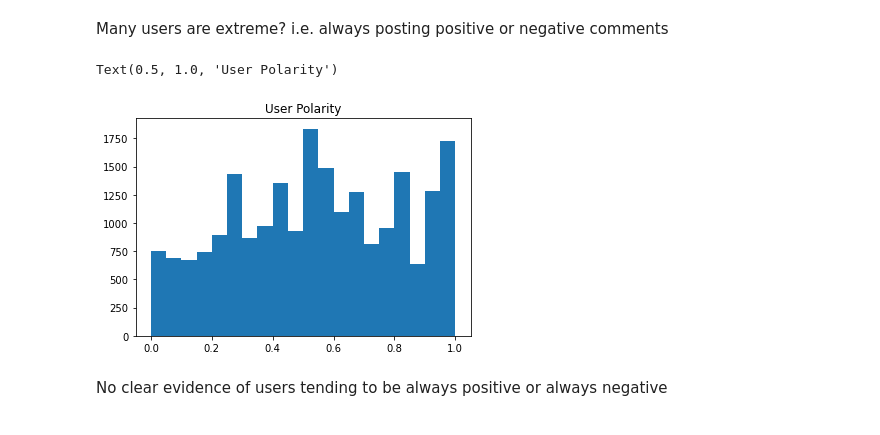
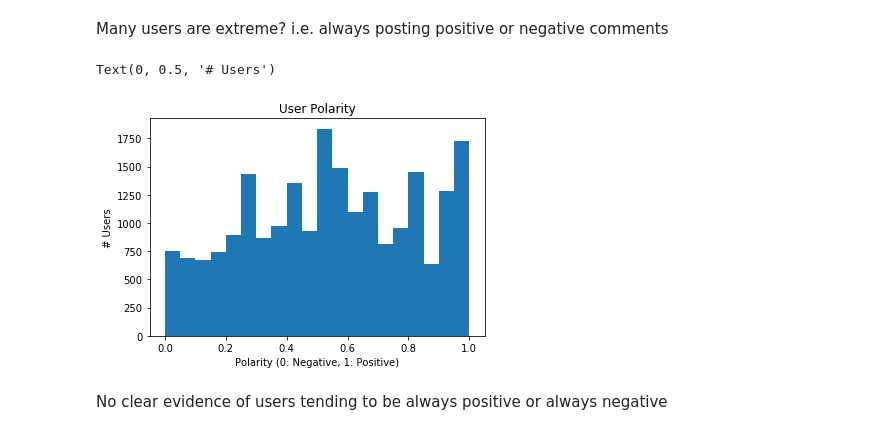
Before and after one commit to dydx314/twitter-sentiment-classification, a Jupyter notebook: data_processing.ipynb, the cells around one changed output. Drawn from its saved outputs; the diff is of its cells as text; code cells hidden in the pictures.

```diff
--- a/data_processing.ipynb
+++ b/data_processing.ipynb
@@ -95,9 +95,11 @@ polarities = df_heavy_users.groupby('user')['target'].sum() / df_heavy_users.gro
 # %%
 plt.hist(polarities, bins=20)
 plt.title('User Polarity')
+plt.xlabel('Polarity (0: Negative, 1: Positive)')
+plt.ylabel('# Users')
 # %% [output]
-Text(0.5, 1.0, 'User Polarity')
+Text(0, 0.5, '# Users')
-[figure, old version]
+[figure, new version]
 # %% [markdown]
 No clear evidence of users tending to be always positive or always negative
 # %%
```
Also changed, not shown: parts of 2 cells of this notebook, 3 other files.
